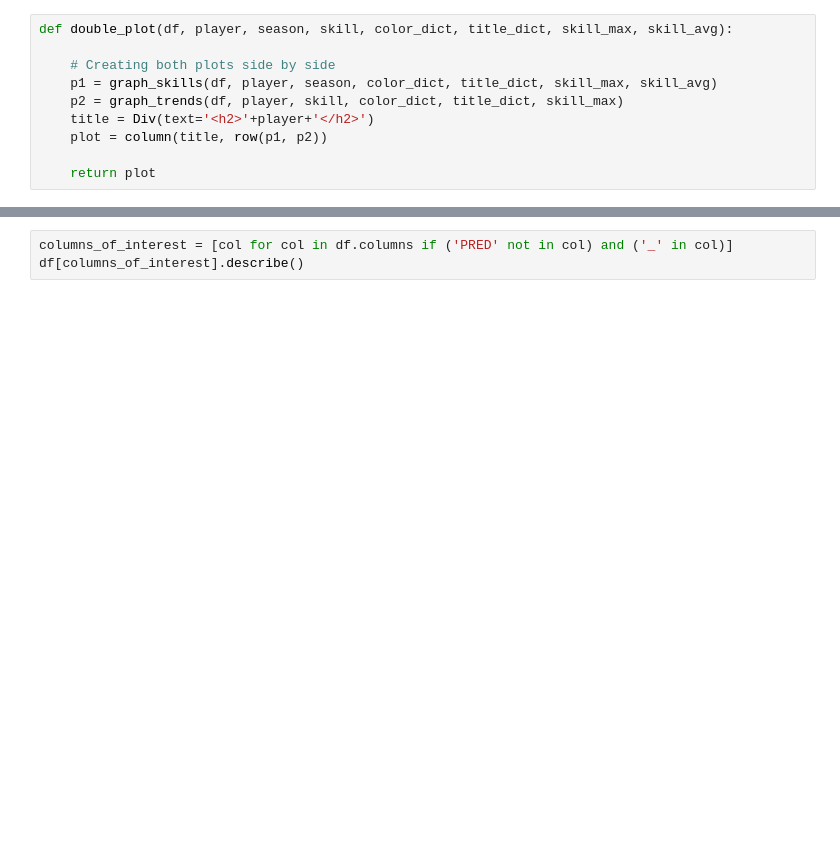
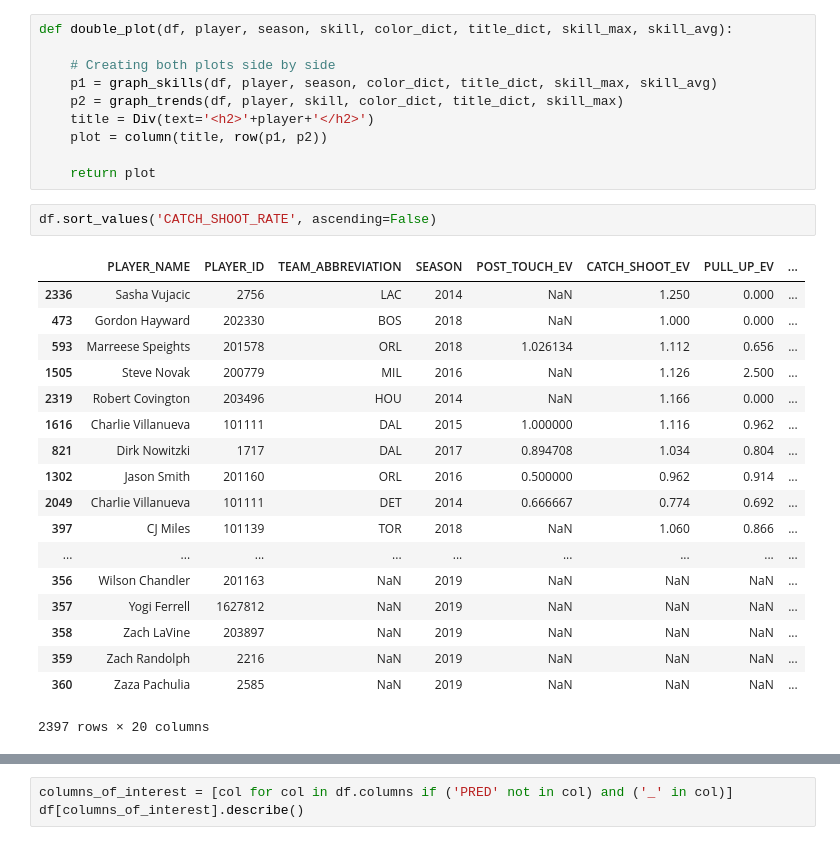
Before and after one commit to dtadmor/NBA-Player-Growth, a Jupyter notebook: Players Graphs.ipynb, the cells around one changed output, grey strips where cells are left out. Cells and saved outputs as stored; diff of their text form; blank space fills up the shorter version.

```diff
--- a/Players Graphs.ipynb
+++ b/Players Graphs.ipynb
@@ -215,3 +220,24 @@ def double_plot(df, player, season, skill, color_dict, title_dict, skill_max, sk
     plot = column(title, row(p1, p2))
 
     return plot
+# %%
+df.sort_values('CATCH_SHOOT_RATE', ascending=False)
+# %% [output]
+|  | PLAYER_NAME | PLAYER_ID | TEAM_ABBREVIATION | SEASON | POST_TOUCH_EV | CATCH_SHOOT_EV | PULL_UP_EV | ... |
+| 2336 | Sasha Vujacic | 2756 | LAC | 2014 | NaN | 1.250 | 0.000 | ... |
+| 473 | Gordon Hayward | 202330 | BOS | 2018 | NaN | 1.000 | 0.000 | ... |
+| 593 | Marreese Speights | 201578 | ORL | 2018 | 1.026134 | 1.112 | 0.656 | ... |
+| 1505 | Steve Novak | 200779 | MIL | 2016 | NaN | 1.126 | 2.500 | ... |
+| 2319 | Robert Covington | 203496 | HOU | 2014 | NaN | 1.166 | 0.000 | ... |
+| 1616 | Charlie Villanueva | 101111 | DAL | 2015 | 1.000000 | 1.116 | 0.962 | ... |
+| 821 | Dirk Nowitzki | 1717 | DAL | 2017 | 0.894708 | 1.034 | 0.804 | ... |
+| 1302 | Jason Smith | 201160 | ORL | 2016 | 0.500000 | 0.962 | 0.914 | ... |
+| 2049 | Charlie Villanueva | 101111 | DET | 2014 | 0.666667 | 0.774 | 0.692 | ... |
+| 397 | CJ Miles | 101139 | TOR | 2018 | NaN | 1.060 | 0.866 | ... |
+| ... | ... | ... | ... | ... | ... | ... | ... | ... |
+| 356 | Wilson Chandler | 201163 | NaN | 2019 | NaN | NaN | NaN | ... |
+| 357 | Yogi Ferrell | 1627812 | NaN | 2019 | NaN | NaN | NaN | ... |
+| 358 | Zach LaVine | 203897 | NaN | 2019 | NaN | NaN | NaN | ... |
+| 359 | Zach Randolph | 2216 | NaN | 2019 | NaN | NaN | NaN | ... |
+| 360 | Zaza Pachulia | 2585 | NaN | 2019 | NaN | NaN | NaN | ... |
+2397 rows × 20 columns
```
Also changed, not shown: parts of 15 cells of this notebook.
